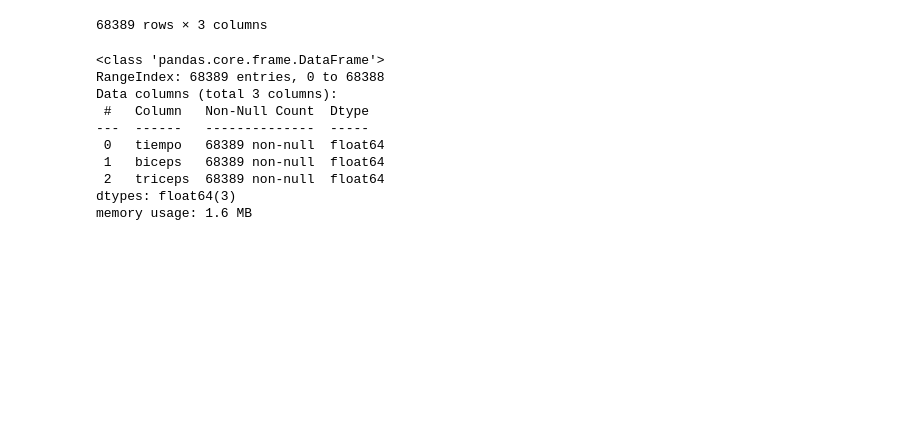
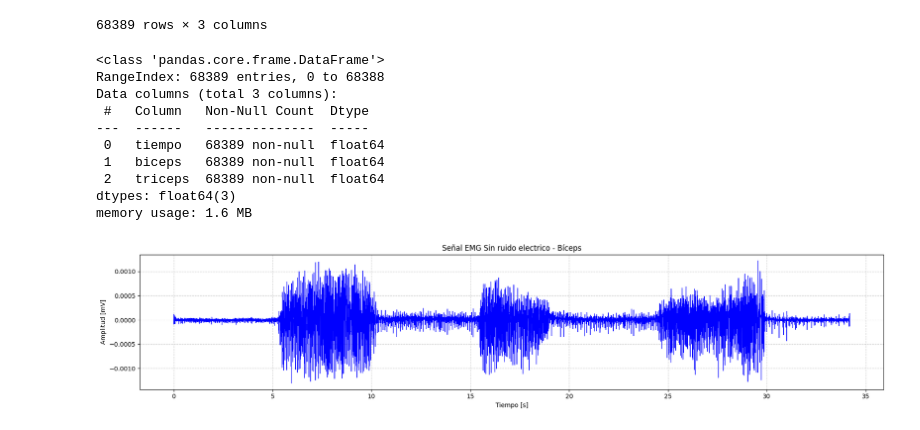
Before and after one commit to saramarin06/AI-powered-prosthesis-control, a Jupyter notebook: ExtracciónSeñal.ipynb, the cells around one changed output. Drawn from its saved outputs; the diff is of its cells as text; code cells hidden in the pictures; blank space fills up the shorter version.

Commit message:
Filtro

```diff
--- a/ExtracciónSeñal.ipynb
+++ b/ExtracciónSeñal.ipynb
@@ -248,0 +254,20 @@ memory usage: 1.6 MB
+# %%
+def butter_filter(data, lowcut=None, highcut=None, fs=1000, btype='low', order=4):
+    nyq = 0.5 * fs
+    if btype == 'low':
+        normal_cutoff = highcut / nyq # Se hallan las frecuencias de corte
+        b, a = butter(order, normal_cutoff, btype='low') # Se estiman los coeficientes para del filtro para aplicarlos a la señal
+    elif btype == 'high':
+        normal_cutoff = lowcut / nyq # Se hallan las frecuencias de corte
+        b, a = butter(order, normal_cutoff, btype='high')# Se estiman los coeficientes para del filtro para aplicarlos a la señal
+    elif btype == 'band':
+        low = lowcut / nyq # Se hallan las frecuencias de corte
+        high = highcut / nyq # Se hallan las frecuencias de corte
+        b, a = butter(order, [low, high], btype='band')# Se estiman los coeficientes para del filtro para aplicarlos a la señal
+    elif btype == 'bandstop':
+        low = lowcut / nyq # Se hallan las frecuencias de corte
+        high = highcut / nyq # Se hallan las frecuencias de corte
+        b, a = butter(order, [low, high], btype='bandstop')# Se estiman los coeficientes para del filtro para aplicarlos a la señal
+    else:
+        raise ValueError("Tipo de filtro no válido")
+    return filtfilt(b, a, data)
@@ -248,0 +290,15 @@ memory usage: 1.6 MB
+# %%
+biceps_filt = butter_filter(biceps, lowcut=20, highcut=500, fs=2000, btype='band')
+biceps_filt = butter_filter(biceps, lowcut=58, highcut=62, fs=2000, btype='bandstop')
+# %%
+plt.figure(figsize=(18, 4))  # más ancho en X, más corto en Y
+plt.plot(t, biceps_filt, color="b", linewidth=0.8)
+plt.title("Señal EMG Sin ruido electrico - Bíceps")
+plt.xlabel("Tiempo [s]")
+plt.ylabel("Amplitud [mV]")
+plt.grid(True, linestyle="--", alpha=0.6)
+plt.tight_layout()
+#plt.xlim(5,15)
+plt.show()
+# %% [output]
+[figure, added]
```
Also changed, not shown: parts of 4 cells of this notebook.
